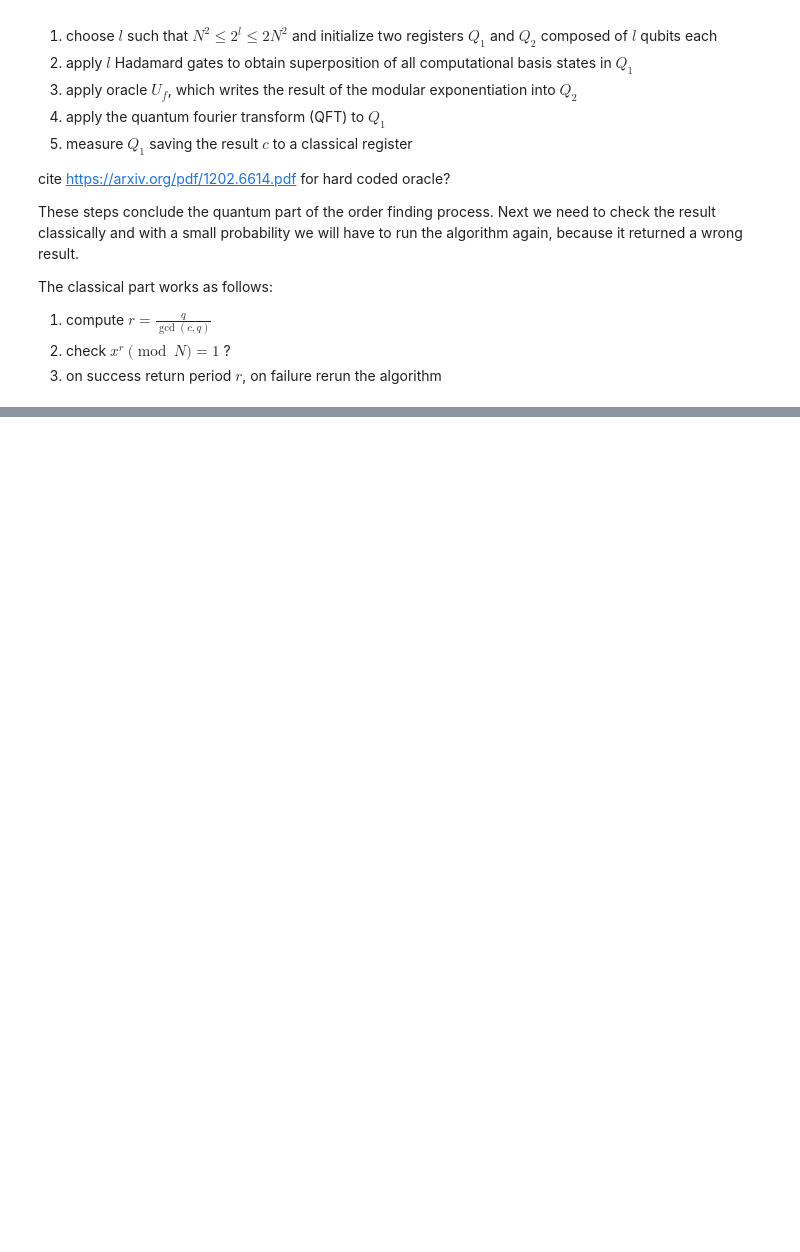
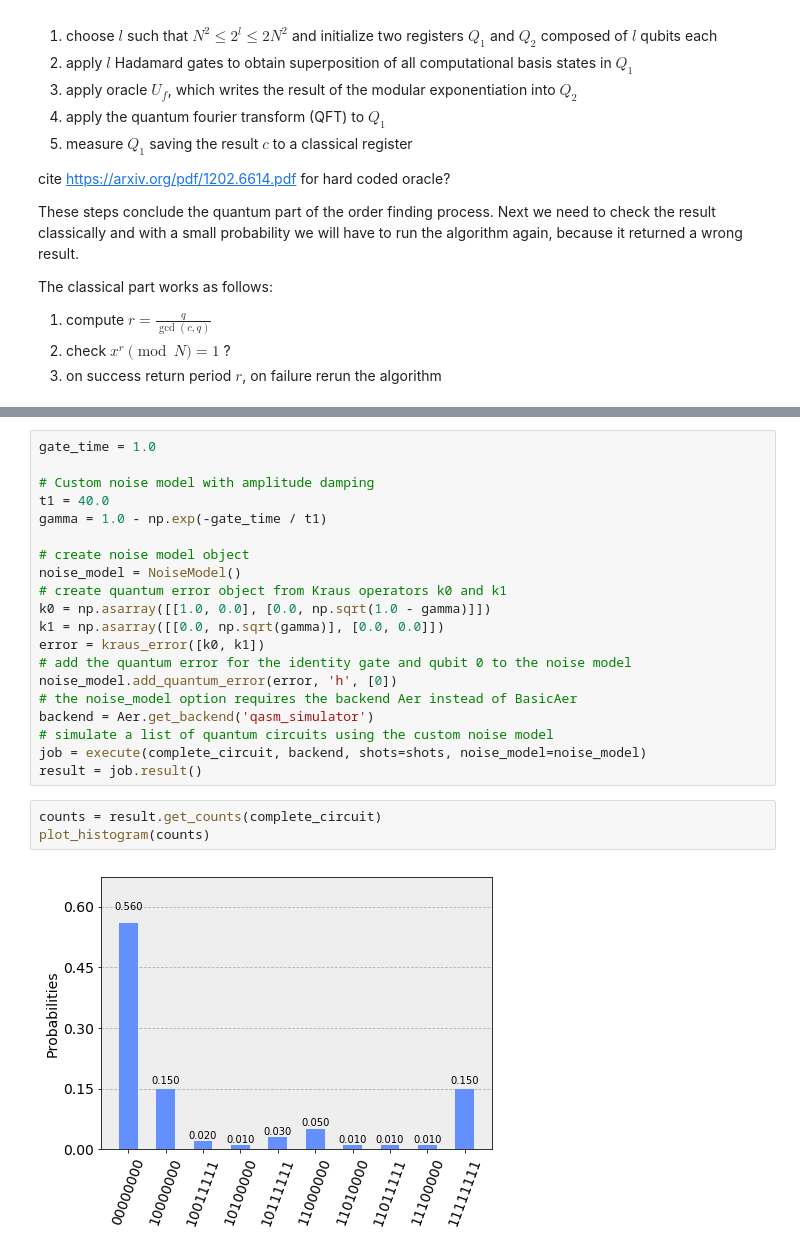
Before and after one commit to err4re/IBMQ-Shor, a Jupyter notebook: Shor.ipynb, the cells around one changed output, grey strips where cells are left out. Drawn from its saved outputs; the diff is of its cells as text; blank space fills up the shorter version.

```diff
--- a/Shor.ipynb
+++ b/Shor.ipynb
@@ -251,0 +323,25 @@ q1_5: |0>───────┼─────────┼────┼
+# %%
+gate_time = 1.0
+
+# Custom noise model with amplitude damping
+t1 = 40.0
+gamma = 1.0 - np.exp(-gate_time / t1)
+
+# create noise model object
+noise_model = NoiseModel()
+# create quantum error object from Kraus operators k0 and k1
+k0 = np.asarray([[1.0, 0.0], [0.0, np.sqrt(1.0 - gamma)]])
+k1 = np.asarray([[0.0, np.sqrt(gamma)], [0.0, 0.0]])
+error = kraus_error([k0, k1])
+# add the quantum error for the identity gate and qubit 0 to the noise model
+noise_model.add_quantum_error(error, 'h', [0])
+# the noise_model option requires the backend Aer instead of BasicAer
+backend = Aer.get_backend('qasm_simulator')
+# simulate a list of quantum circuits using the custom noise model
+job = execute(complete_circuit, backend, shots=shots, noise_model=noise_model)
+result = job.result()
+# %%
+counts = result.get_counts(complete_circuit)
+plot_histogram(counts)
+# %% [output]
+[figure, added]
```
Also changed, not shown: parts of 13 cells of this notebook.
